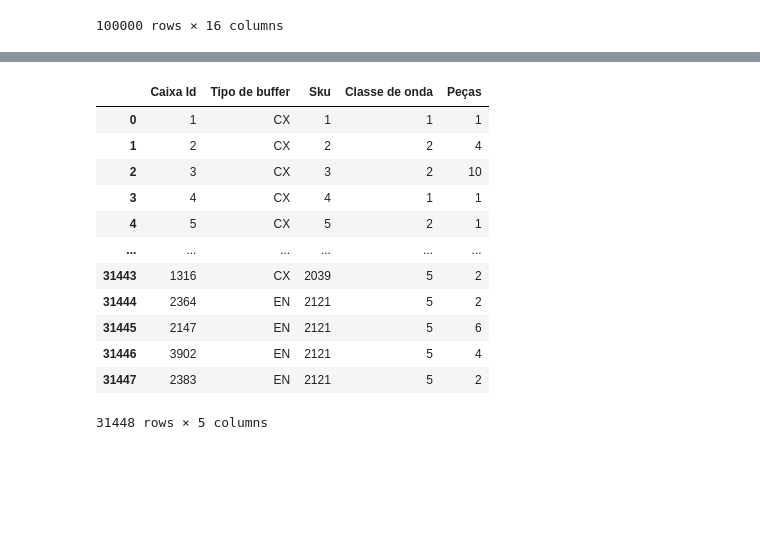
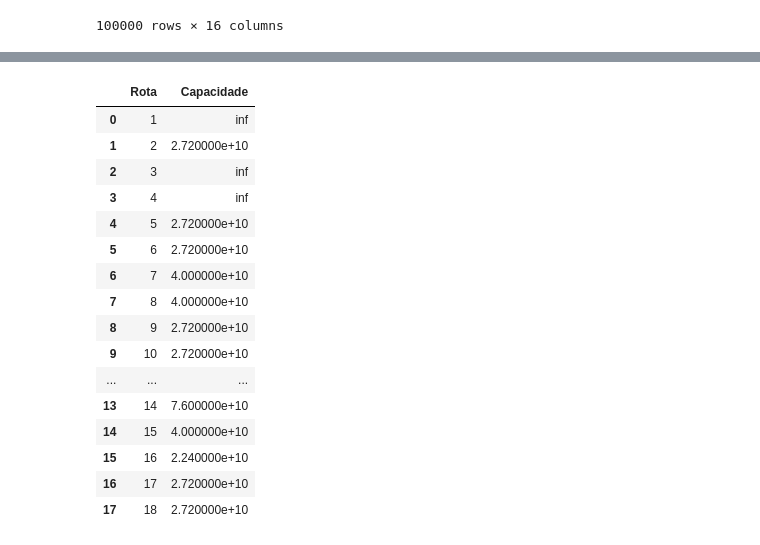
Before and after one commit to CandaPin/Resolucao_Problemas, a Jupyter notebook: 02-Notebook/01-cqavp-EDA.ipynb, the cells around one changed output, grey strips where cells are left out. Drawn from its saved outputs; the diff is of its cells as text; code cells hidden in the pictures; blank space fills up the shorter version.

Commit message:
Exploração das capacidades

```diff
--- a/02-Notebook/01-cqavp-EDA.ipynb
+++ b/02-Notebook/01-cqavp-EDA.ipynb
@@ -28,17 +85,21 @@ df_prod
 # %%
-df_caixas = pd.read_excel('01-Data\Dados - desafio disciplina RPVMM.xlsx', sheet_name='Caixas Formadas')
-df_caixas
+df_rotas_capacidade = pd.read_excel('../01-Data\Dados - desafio disciplina RPVMM.xlsx', sheet_name='Rotas_capacidade')
+df_rotas_capacidade
 # %% [output]
-|  | Caixa Id | Tipo de buffer | Sku | Classe de onda | Peças |
-| 0 | 1 | CX | 1 | 1 | 1 |
-| 1 | 2 | CX | 2 | 2 | 4 |
-| 2 | 3 | CX | 3 | 2 | 10 |
-| 3 | 4 | CX | 4 | 1 | 1 |
-| 4 | 5 | CX | 5 | 2 | 1 |
-| ... | ... | ... | ... | ... | ... |
-| 31443 | 1316 | CX | 2039 | 5 | 2 |
-| 31444 | 2364 | EN | 2121 | 5 | 2 |
-| 31445 | 2147 | EN | 2121 | 5 | 6 |
-| 31446 | 3902 | EN | 2121 | 5 | 4 |
-| 31447 | 2383 | EN | 2121 | 5 | 2 |
+|  | Rota | Capacidade |
+| 0 | 1 | inf |
+| 1 | 2 | 2.720000e+10 |
+| 2 | 3 | inf |
+| 3 | 4 | inf |
+| 4 | 5 | 2.720000e+10 |
+| 5 | 6 | 2.720000e+10 |
+| 6 | 7 | 4.000000e+10 |
+| 7 | 8 | 4.000000e+10 |
+| 8 | 9 | 2.720000e+10 |
+| 9 | 10 | 2.720000e+10 |
+| ... | ... | ... |
+| 13 | 14 | 7.600000e+10 |
+| 14 | 15 | 4.000000e+10 |
+| 15 | 16 | 2.240000e+10 |
+| 16 | 17 | 2.720000e+10 |
+| 17 | 18 | 2.720000e+10 |
-31448 rows × 5 columns
```
Also changed, not shown: parts of 46 cells of this notebook, 2 other files.
